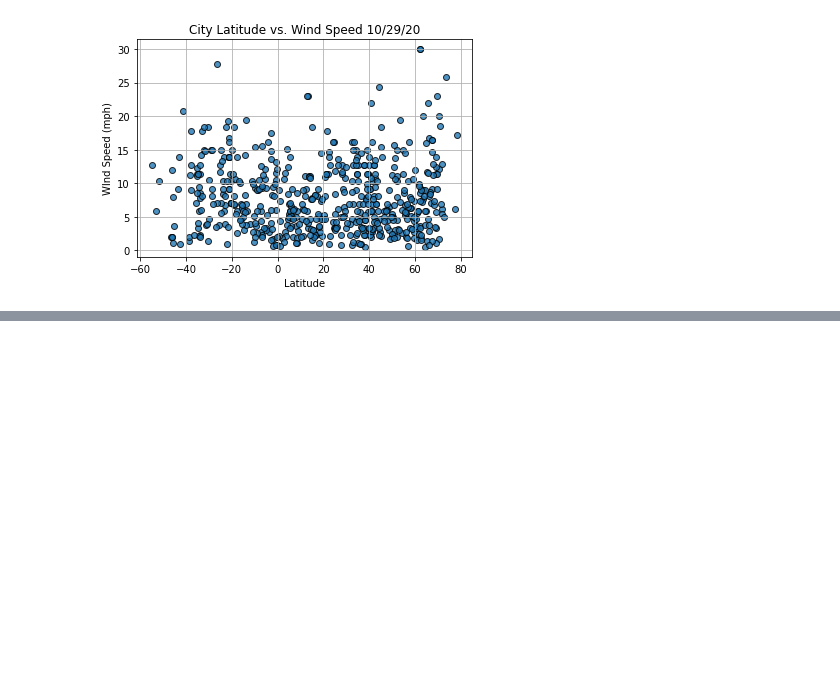
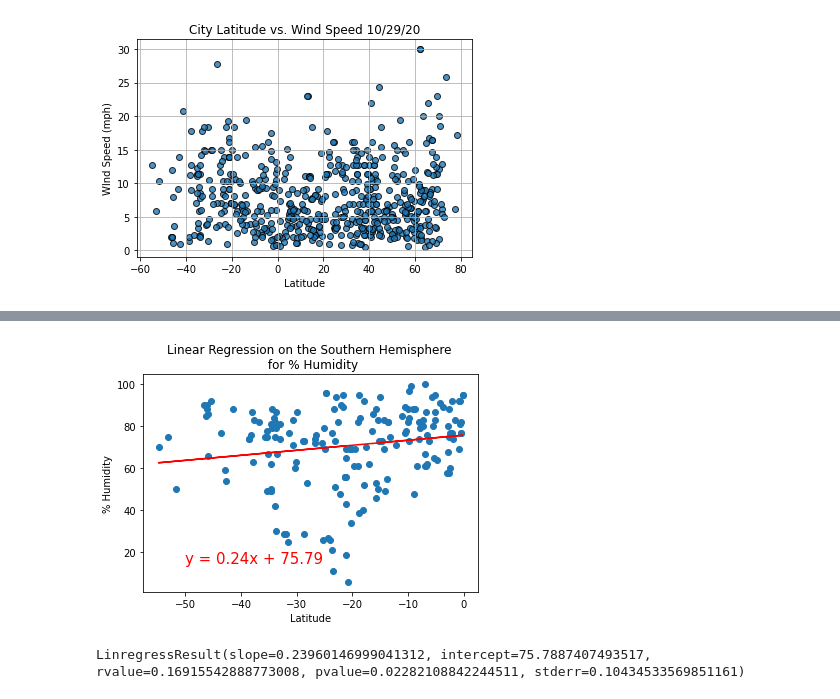
Before and after one commit to jaredcclarke/World_Weather_Analysis, a Jupyter notebook: WeatherPy.ipynb, the cells around one changed output, grey strips where cells are left out. Saved outputs shown, nothing was run; the diff lists cells and outputs as text; code cells hidden in the pictures; blank space fills up the shorter version.

```diff
--- a/WeatherPy.ipynb
+++ b/WeatherPy.ipynb
@@ -264,0 +387,13 @@ plt.show()
+# %%
+# Linear regression on the Southern Hemisphere
+x_values = southern_hemi_df["Lat"]
+y_values = southern_hemi_df["Humidity"]
+plt.title('Linear Regression on the Southern Hemisphere \n for % Humidity')
+# Call the function.
+plot_linear_regression(x_values, y_values,
+                       'Linear Regression on the Southern Hemisphere \n for % Humidity', '% Humidity',(-50,15))
+(slope, intercept, r_value, p_value, std_err) = linregress(x_values, y_values)
+linregress(x_values, y_values)
+# %% [output]
+[figure, added]
+LinregressResult(slope=0.23960146999041312, intercept=75.7887407493517, rvalue=0.16915542888773008, pvalue=0.02282108842244511, stderr=0.10434533569851161)
```
Also changed, not shown: parts of 13 cells of this notebook, 1 other file.
